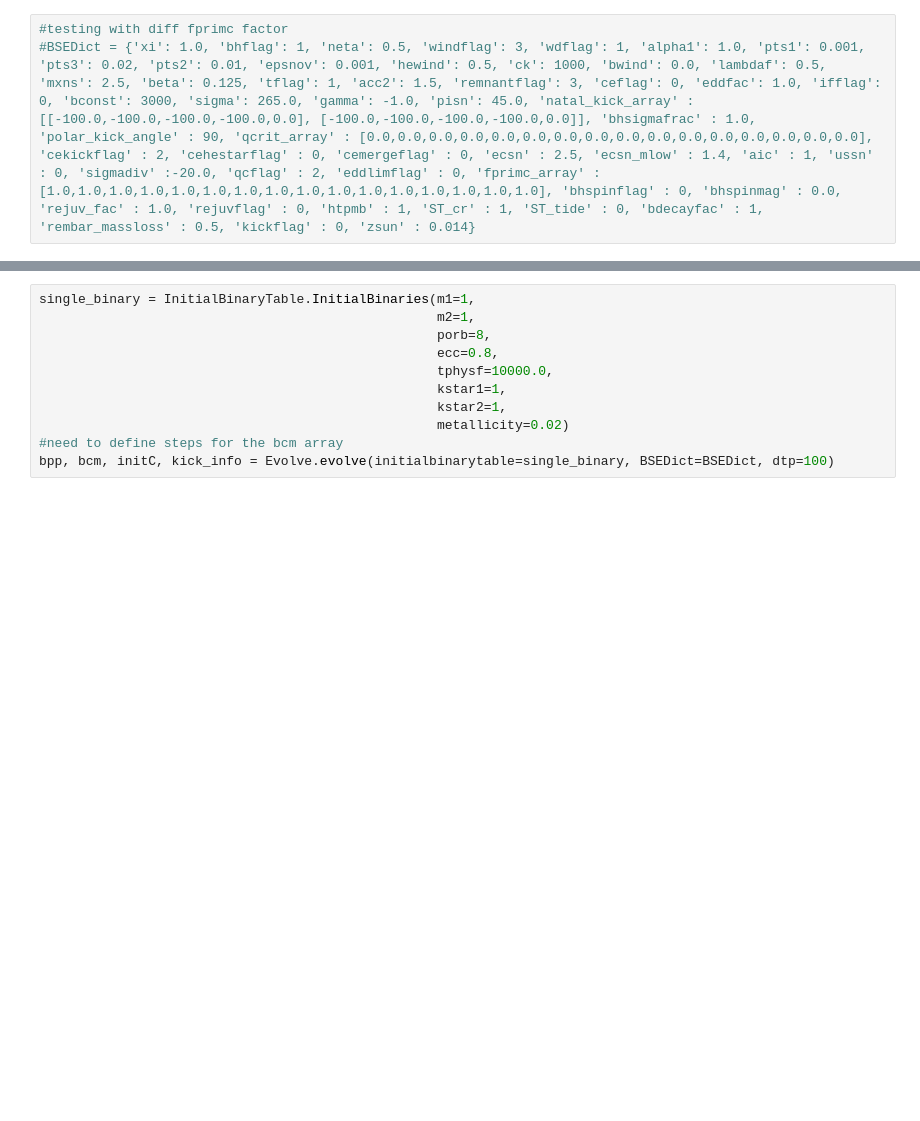
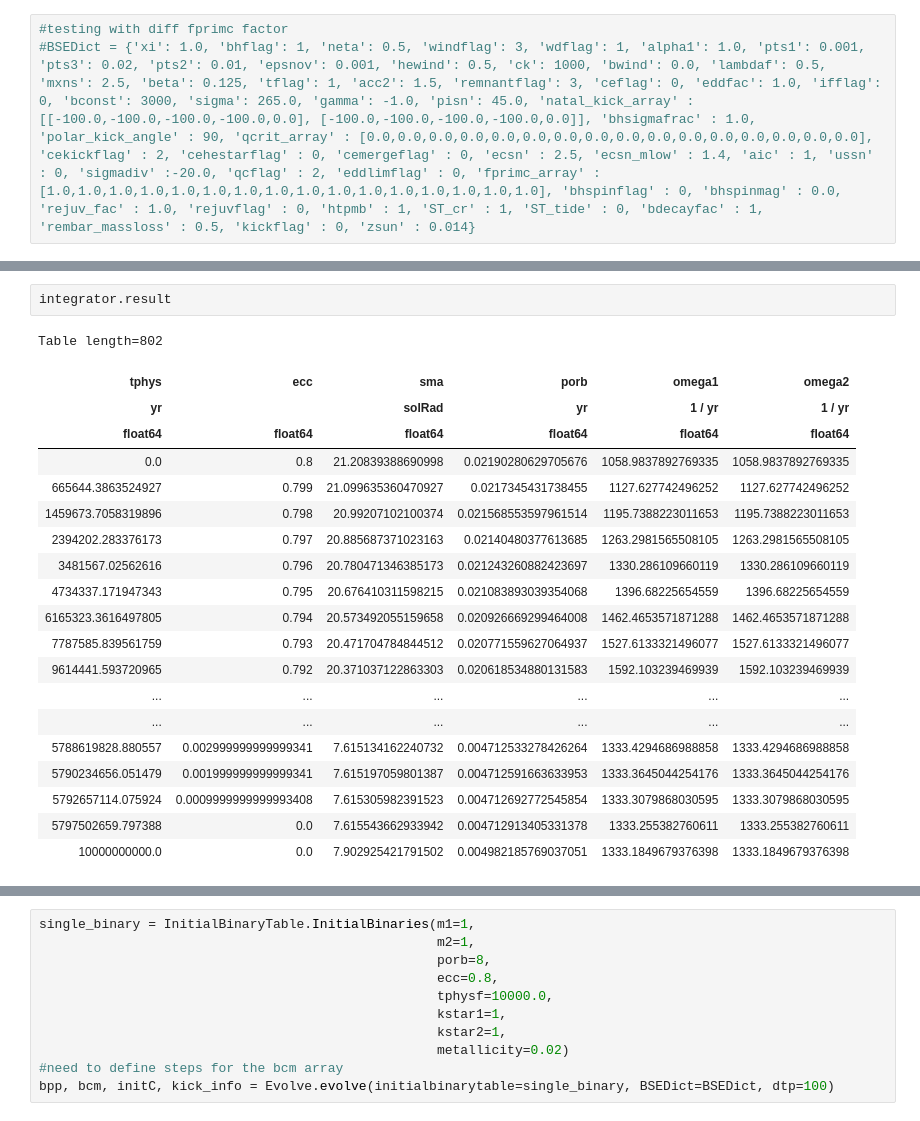
Before and after one commit to ageller/EB-LSST, a Jupyter notebook: testing/Pdot/testPdot.ipynb, the cells around one changed output, grey strips where cells are left out. Cells and saved outputs as stored; diff of their text form; blank space fills up the shorter version.

```diff
--- a/testing/Pdot/testPdot.ipynb
+++ b/testing/Pdot/testPdot.ipynb
@@ -91,0 +68,23 @@ BSEDict = {'xi': 1.0, 'bhflag': 1, 'neta': 0.5, 'windflag': 3, 'wdflag': 1, 'alp
+# %%
+integrator.result
+# %% [output]
+Table length=802
+| tphys | ecc | sma | porb | omega1 | omega2 |
+| yr |  | solRad | yr | 1 / yr | 1 / yr |
+| float64 | float64 | float64 | float64 | float64 | float64 |
+| 0.0 | 0.8 | 21.20839388690998 | 0.02190280629705676 | 1058.9837892769335 | 1058.9837892769335 |
+| 665644.3863524927 | 0.799 | 21.099635360470927 | 0.0217345431738455 | 1127.627742496252 | 1127.627742496252 |
+| 1459673.7058319896 | 0.798 | 20.99207102100374 | 0.021568553597961514 | 1195.7388223011653 | 1195.7388223011653 |
+| 2394202.283376173 | 0.797 | 20.885687371023163 | 0.02140480377613685 | 1263.2981565508105 | 1263.2981565508105 |
+| 3481567.02562616 | 0.796 | 20.780471346385173 | 0.021243260882423697 | 1330.286109660119 | 1330.286109660119 |
+| 4734337.171947343 | 0.795 | 20.676410311598215 | 0.021083893039354068 | 1396.68225654559 | 1396.68225654559 |
+| 6165323.3616497805 | 0.794 | 20.573492055159658 | 0.020926669299464008 | 1462.4653571871288 | 1462.4653571871288 |
+| 7787585.839561759 | 0.793 | 20.471704784844512 | 0.020771559627064937 | 1527.6133321496077 | 1527.6133321496077 |
+| 9614441.593720965 | 0.792 | 20.371037122863303 | 0.020618534880131583 | 1592.103239469939 | 1592.103239469939 |
+| ... | ... | ... | ... | ... | ... |
+| ... | ... | ... | ... | ... | ... |
+| 5788619828.880557 | 0.002999999999999341 | 7.615134162240732 | 0.004712533278426264 | 1333.4294686988858 | 1333.4294686988858 |
+| 5790234656.051479 | 0.001999999999999341 | 7.615197059801387 | 0.004712591663633953 | 1333.3645044254176 | 1333.3645044254176 |
+| 5792657114.075924 | 0.0009999999999993408 | 7.615305982391523 | 0.004712692772545854 | 1333.3079868030595 | 1333.3079868030595 |
+| 5797502659.797388 | 0.0 | 7.615543662933942 | 0.004712913405331378 | 1333.255382760611 | 1333.255382760611 |
+| 10000000000.0 | 0.0 | 7.902925421791502 | 0.004982185769037051 | 1333.1849679376398 | 1333.1849679376398 |
```
Also changed, not shown: parts of 10 cells of this notebook, 1 other file.
